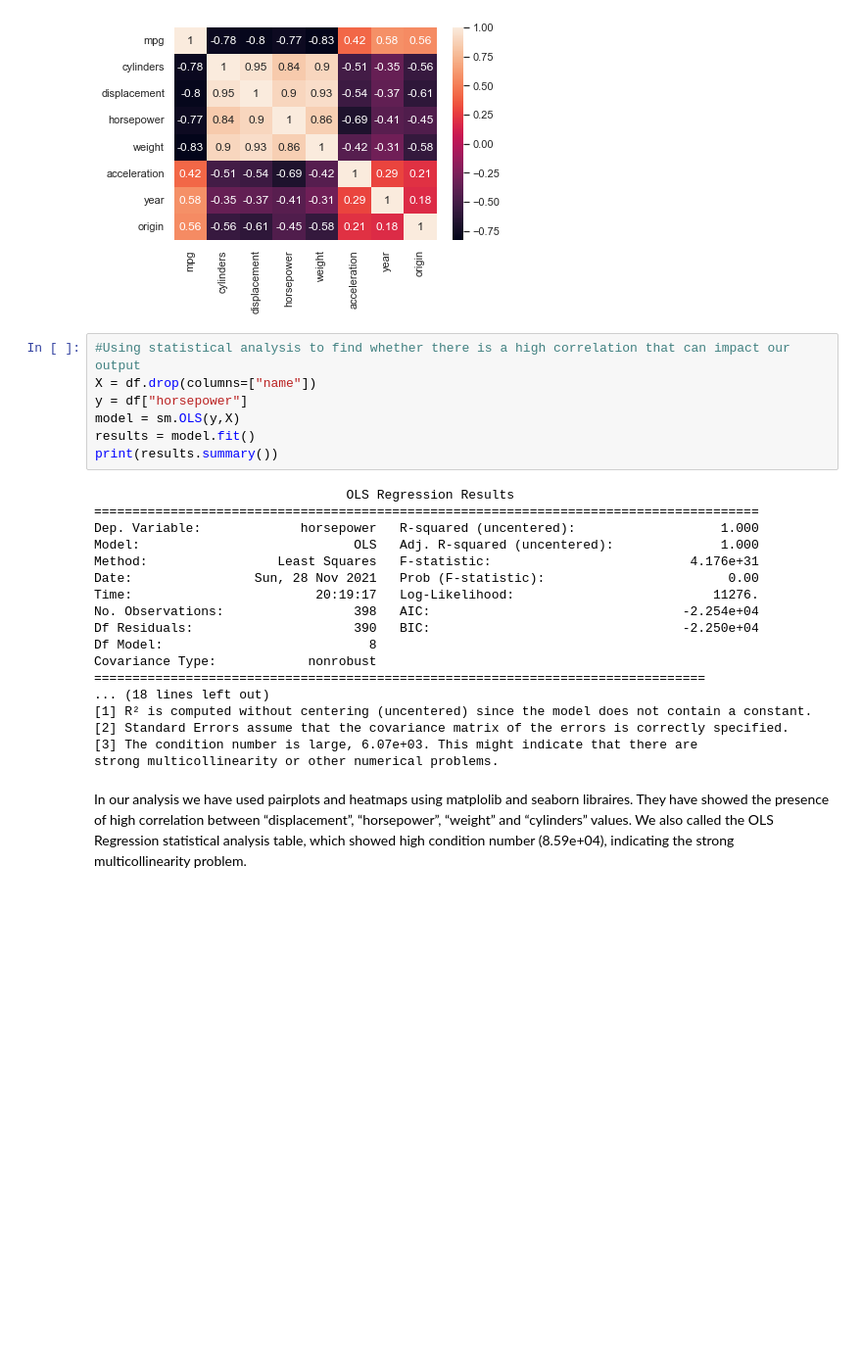
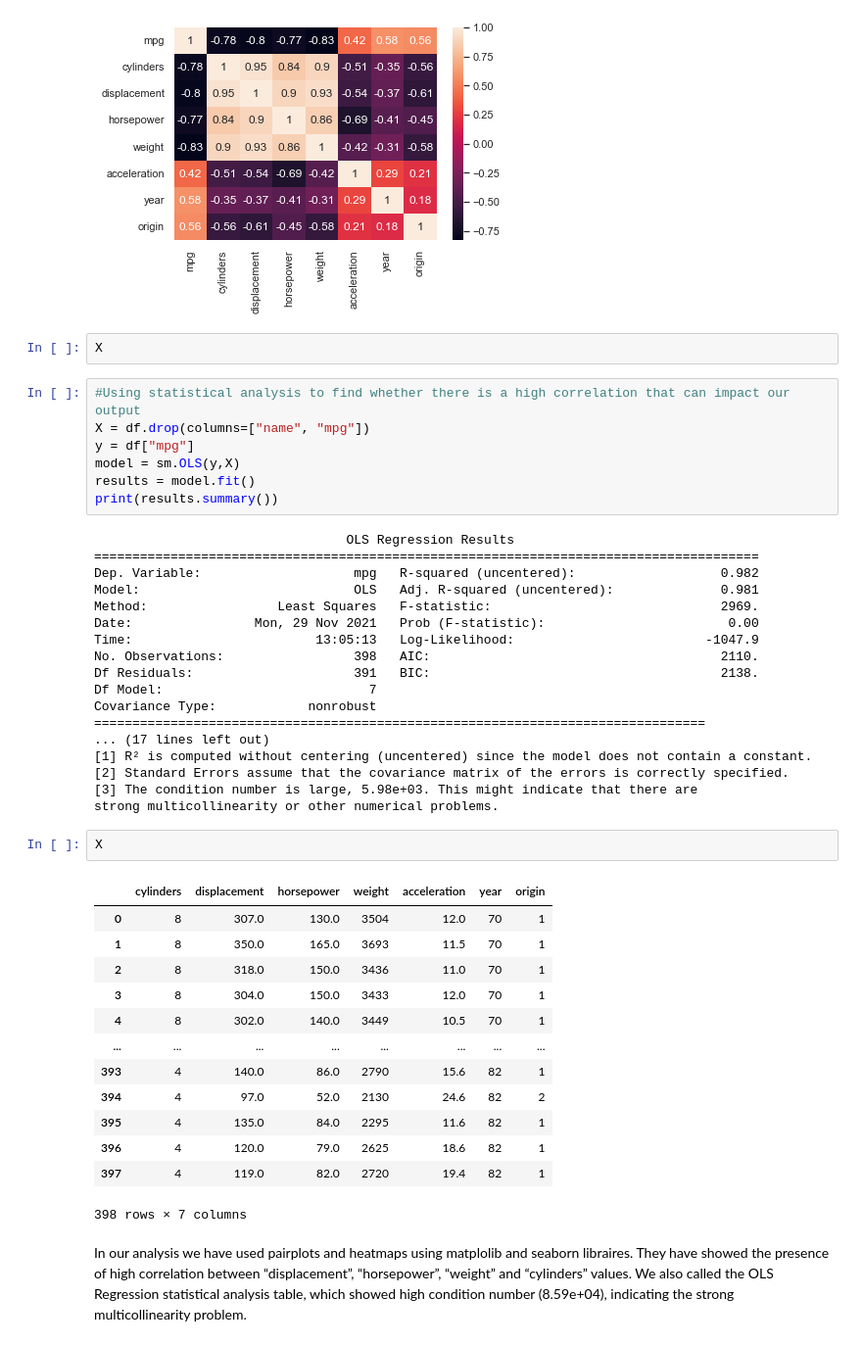
Before and after one commit to Baraa42/Elalami-Skakova-INM702-Coursework, a Jupyter notebook: Task2/multicollinearity.ipynb, the cells around one changed output. Shown at 98% size. Cells and saved outputs as stored; diff of their text form; blank space fills up the shorter version.

```diff
--- a/Task2/multicollinearity.ipynb
+++ b/Task2/multicollinearity.ipynb
@@ -293,31 +293,49 @@ columns = df.columns
 hm = sns.heatmap(df[columns].corr(), cbar=True, annot=True)
 # %% [output]
 [figure]
+# %%
+X
 # %%
 #Using statistical analysis to find whether there is a high correlation that can impact our output
-X = df.drop(columns=["name"])
-y = df["horsepower"]
+X = df.drop(columns=["name", "mpg"])
+y = df["mpg"]
 model = sm.OLS(y,X)
 results = model.fit()
 print(results.summary())
 # %% [output]
                                  OLS Regression Results
 =======================================================================================
-Dep. Variable:             horsepower   R-squared (uncentered):                   1.000
-Model:                            OLS   Adj. R-squared (uncentered):              1.000
-Method:                 Least Squares   F-statistic:                          4.176e+31
-Date:                Sun, 28 Nov 2021   Prob (F-statistic):                        0.00
-Time:                        20:19:17   Log-Likelihood:                          11276.
-No. Observations:                 398   AIC:                                 -2.254e+04
-Df Residuals:                     390   BIC:                                 -2.250e+04
-Df Model:                           8
+Dep. Variable:                    mpg   R-squared (uncentered):                   0.982
+Model:                            OLS   Adj. R-squared (uncentered):              0.981
+Method:                 Least Squares   F-statistic:                              2969.
+Date:                Mon, 29 Nov 2021   Prob (F-statistic):                        0.00
+Time:                        13:05:13   Log-Likelihood:                         -1047.9
+No. Observations:                 398   AIC:                                      2110.
+Df Residuals:                     391   BIC:                                      2138.
+Df Model:                           7
 Covariance Type:            nonrobust
 ================================================================================
-... (18 lines left out)
+... (17 lines left out)
 [1] R² is computed without centering (uncentered) since the model does not contain a constant.
 [2] Standard Errors assume that the covariance matrix of the errors is correctly specified.
-[3] The condition number is large, 6.07e+03. This might indicate that there are
+[3] The condition number is large, 5.98e+03. This might indicate that there are
 strong multicollinearity or other numerical problems.
+# %%
+X
+# %% [output]
+|  | cylinders | displacement | horsepower | weight | acceleration | year | origin |
+| 0 | 8 | 307.0 | 130.0 | 3504 | 12.0 | 70 | 1 |
+| 1 | 8 | 350.0 | 165.0 | 3693 | 11.5 | 70 | 1 |
+| 2 | 8 | 318.0 | 150.0 | 3436 | 11.0 | 70 | 1 |
+| 3 | 8 | 304.0 | 150.0 | 3433 | 12.0 | 70 | 1 |
+| 4 | 8 | 302.0 | 140.0 | 3449 | 10.5 | 70 | 1 |
+| ... | ... | ... | ... | ... | ... | ... | ... |
+| 393 | 4 | 140.0 | 86.0 | 2790 | 15.6 | 82 | 1 |
+| 394 | 4 | 97.0 | 52.0 | 2130 | 24.6 | 82 | 2 |
+| 395 | 4 | 135.0 | 84.0 | 2295 | 11.6 | 82 | 1 |
+| 396 | 4 | 120.0 | 79.0 | 2625 | 18.6 | 82 | 1 |
+| 397 | 4 | 119.0 | 82.0 | 2720 | 19.4 | 82 | 1 |
+398 rows × 7 columns
 # %% [markdown]
 In our analysis we have used pairplots and heatmaps using matplolib and seaborn libraires. They have showed the presence of high correlation between “displacement”, “horsepower”, “weight” and “cylinders” values. We also called the OLS Regression statistical analysis table, which showed high condition number (8.59e+04), indicating the strong multicollinearity problem.
 # %% [markdown]
```
